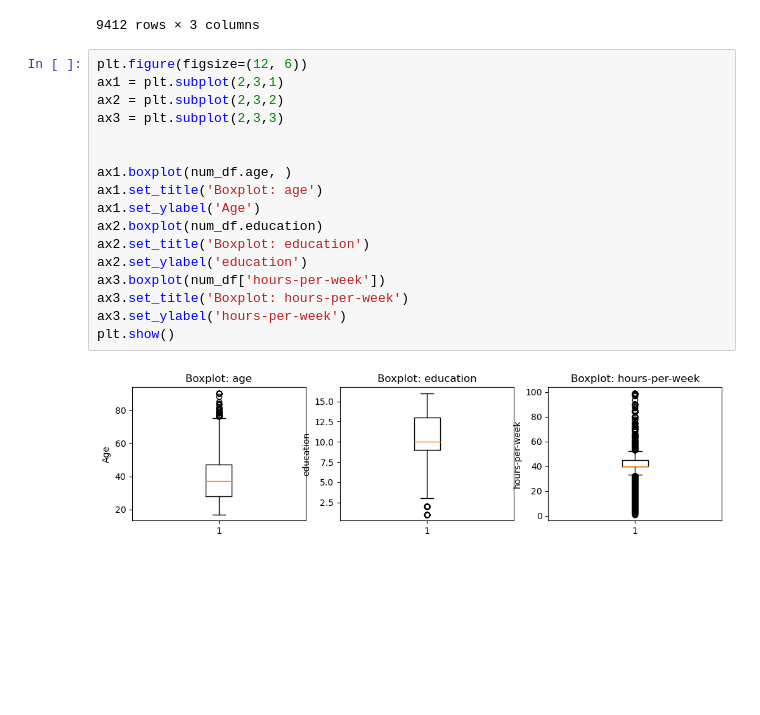
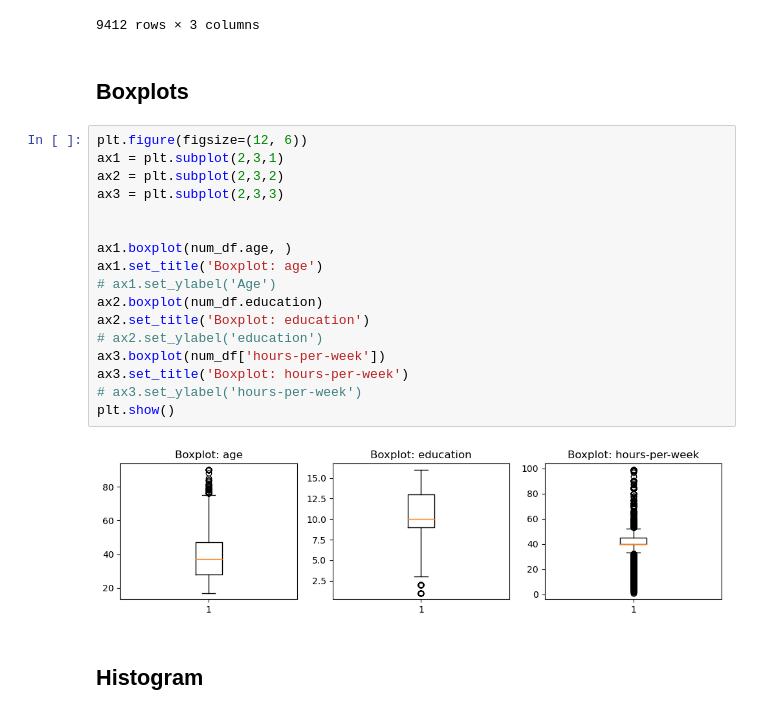
Before and after one commit to kushalnavghare/DSC-478_PRG_ML_APP, a Jupyter notebook: code/Assignment-#1.ipynb, the cells around one changed output. Cells and saved outputs as stored; diff of their text form; blank space fills up the shorter version.

```diff
--- a/code/Assignment-#1.ipynb
+++ b/code/Assignment-#1.ipynb
@@ -87,25 +87,29 @@ num_df
 | 9410 | 38 | 2 | 53 |
 | 9411 | 39 | 10 | 40 |
 9412 rows × 3 columns
+# %% [markdown]
+## Boxplots
 # %%
 plt.figure(figsize=(12, 6))
 ax1 = plt.subplot(2,3,1)
 ax2 = plt.subplot(2,3,2)
 ax3 = plt.subplot(2,3,3)
 
 
 ax1.boxplot(num_df.age, )
 ax1.set_title('Boxplot: age')
-ax1.set_ylabel('Age')
+# ax1.set_ylabel('Age')
 ax2.boxplot(num_df.education)
 ax2.set_title('Boxplot: education')
-ax2.set_ylabel('education')
+# ax2.set_ylabel('education')
 ax3.boxplot(num_df['hours-per-week'])
 ax3.set_title('Boxplot: hours-per-week')
-ax3.set_ylabel('hours-per-week')
+# ax3.set_ylabel('hours-per-week')
 plt.show()
 # %% [output]
-[figure, old version]
+[figure, new version]
+# %% [markdown]
+## Histogram
 # %%
 plt.figure(figsize=(12, 6))
 ax1 = plt.subplot(2,3,1)
```
Also changed, not shown: parts of 16 cells of this notebook.
